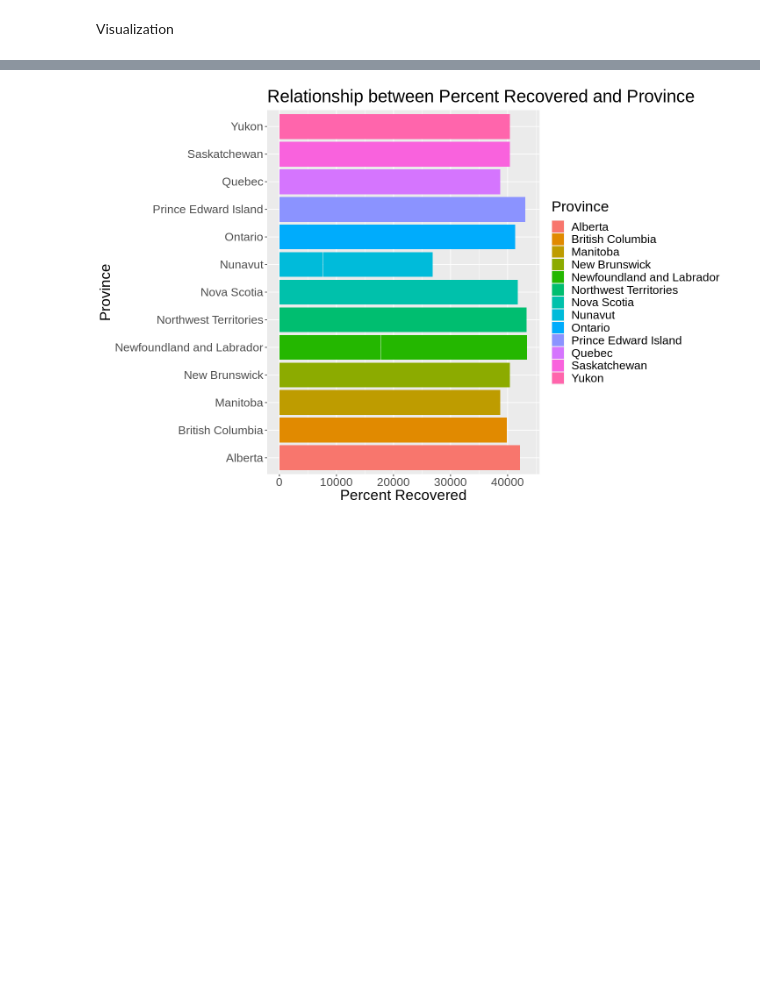
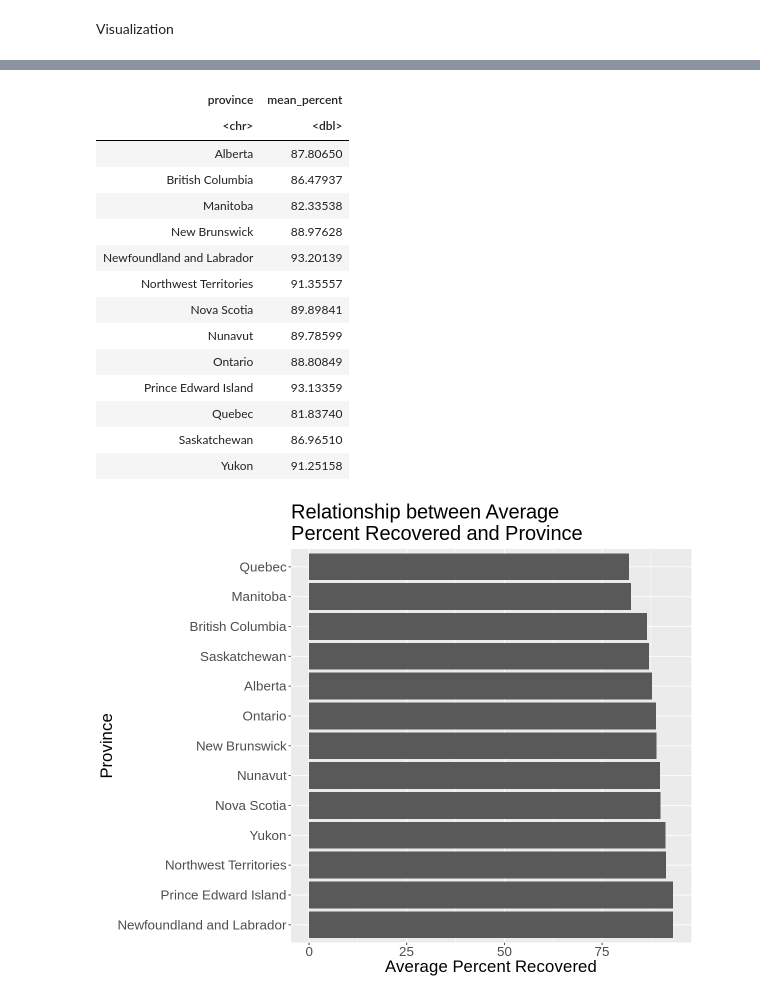
Before and after one commit to mikcblue7/dsci-100-project-group2, a Jupyter notebook: Group-2-Proposal.ipynb, the cells around one changed output, grey strips where cells are left out. Cells and saved outputs as stored; diff of their text form; code cells hidden in the pictures; blank space fills up the shorter version.

Commit message:
fixed visualization

```diff
--- a/Group-2-Proposal.ipynb
+++ b/Group-2-Proposal.ipynb
@@ -247,13 +247,21 @@ A tibble: 13 × 7
 # %% [markdown]
 Visualization
 # %%
-options(repr.plot.width = 12, repr.plot.height = 8)
-recover_plot <- covid_train |>
-    ggplot(aes(x = province, y = percentrecover, fill = province)) +
+options(repr.plot.width = 10, repr.plot.height = 8)
+recover_table <- covid_train |>
+    mutate(mean_percent = mean(percentrecover, na.rm = TRUE)) |>
+    select(province, mean_percent) |>
+    group_by(province) |>
+    summarize(mean_percent = mean(mean_percent))
+
+recover_plot <- recover_table |>
+ggplot(aes(x = fct_reorder(province, mean_percent, .desc = TRUE), y = mean_percent)) +
         geom_bar(stat = "identity")+
-        labs(x = "Province", y = "Percent Recovered", fill = "Province")+
+        labs(x = "Province", y = "Average Percent Recovered", fill = "Province")+
+        theme(text = element_text(size = 20))+
         coord_flip()+
-        theme(text = element_text(size = 20))+
-    ggtitle("Relationship between Percent Recovered and Province")
+     # ylim(75, 100)+
+    ggtitle("Relationship between Average \nPercent Recovered and Province")
+recover_table
 recover_plot
 # %% [output]
@@ -262 +269,16 @@ Warning message:
+| province | mean_percent |
+| <chr> | <dbl> |
+| Alberta | 87.80650 |
+| British Columbia | 86.47937 |
+| Manitoba | 82.33538 |
+| New Brunswick | 88.97628 |
+| Newfoundland and Labrador | 93.20139 |
+| Northwest Territories | 91.35557 |
+| Nova Scotia | 89.89841 |
+| Nunavut | 89.78599 |
+| Ontario | 88.80849 |
+| Prince Edward Island | 93.13359 |
+| Quebec | 81.83740 |
+| Saskatchewan | 86.96510 |
+| Yukon | 91.25158 |
-[figure, old version]
+[figure, new version]
```
Also changed, not shown: parts of 2 cells of this notebook.
